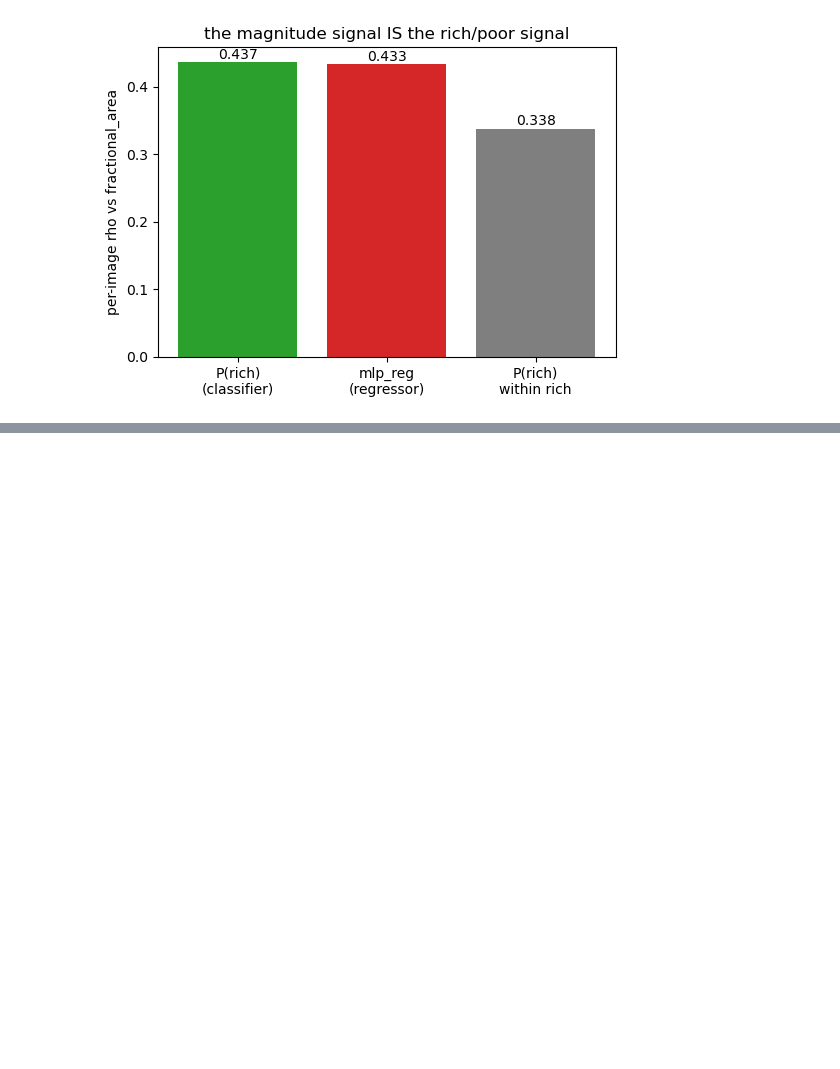
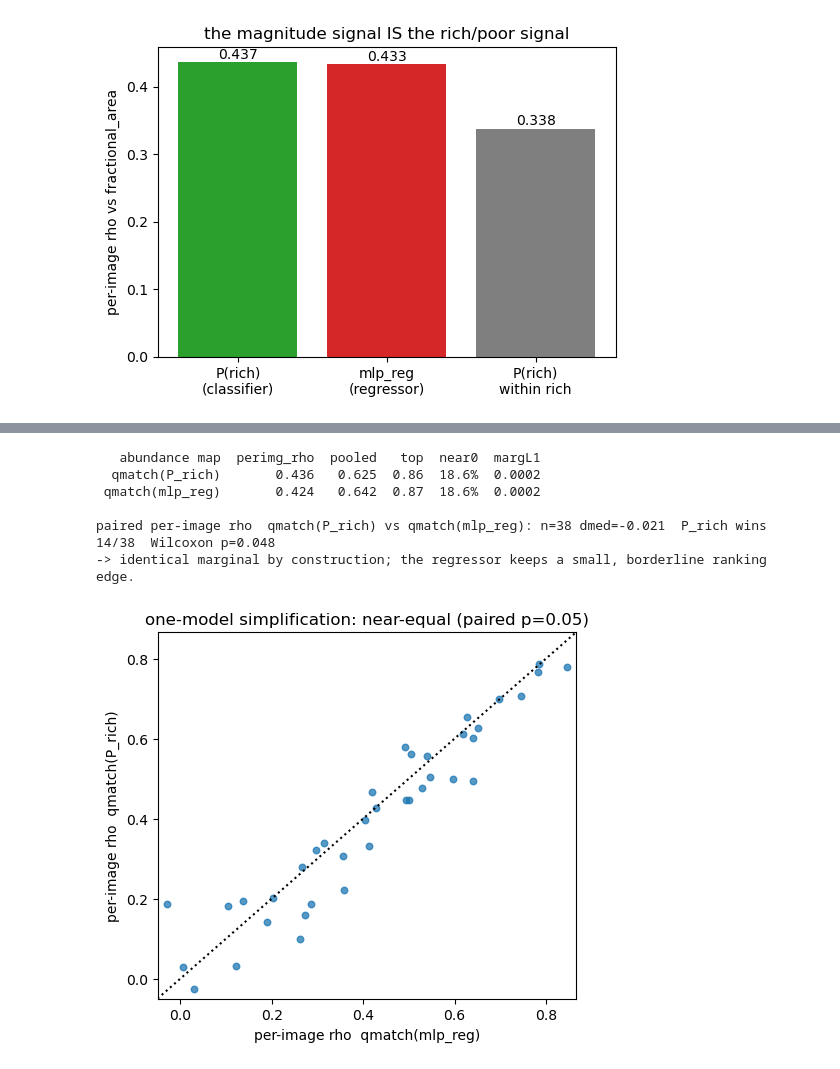
Before and after one commit to brianvamaro/hirise2ctx, a Jupyter notebook: notebooks/23_calibration_diagnostic.ipynb, the cells around one changed output, grey strips where cells are left out. Saved outputs shown, nothing was run; the diff lists cells and outputs as text; code cells hidden in the pictures; blank space fills up the shorter version.

```diff
--- a/notebooks/23_calibration_diagnostic.ipynb
+++ b/notebooks/23_calibration_diagnostic.ipynb
@@ -428,3 +442,46 @@ As fractional_area rankers:  P(rich) 0.437   vs   mlp_reg 0.433   (a dead heat)
+# %%
+from scipy.stats import spearmanr, wilcoxon
+
+def qmatch_abundance(src_col):
+    df = pd.DataFrame({"obs_id": j.obs_id, "y_true": j.fractional_area, "y_pred": j[src_col]})
+    return loio_calibrate(df, lambda rp, rt, hp: quantile_match(hp, rp, rt))
+
+yt = j.fractional_area.to_numpy(); grp = j.obs_id.to_numpy()
+qa = {"qmatch(P_rich)": qmatch_abundance("p_rich"), "qmatch(mlp_reg)": qmatch_abundance("point")}
+
+def per_img(yp):
+    return {o: spearmanr(yt[grp == o], yp[grp == o]).correlation
+            for o in np.unique(grp) if np.unique(yt[grp == o]).size > 1}
+
+print(f"{'abundance map':>16} {'perimg_rho':>11} {'pooled':>7} {'top':>5} {'near0':>6} {'margL1':>7}")
+for name, q in qa.items():
+    m = compression_metrics(yt, q)
+    print(f"{name:>16} {np.nanmedian(list(per_img(q).values())):>11.3f} {m['spearman']:>7.3f} "
+          f"{m['top_ratio']:>5.2f} {m['near_zero_pred']:>6.1%} {m['marginal_l1']:>7.4f}")
+
+a = per_img(qa["qmatch(P_rich)"]); b = per_img(qa["qmatch(mlp_reg)"])
+keys = [k for k in a if k in b and np.isfinite(a[k]) and np.isfinite(b[k])]
+aa = np.array([a[k] for k in keys]); bb = np.array([b[k] for k in keys])
+pval = wilcoxon(aa, bb).pvalue
+print(f"\npaired per-image rho  qmatch(P_rich) vs qmatch(mlp_reg): n={len(keys)} "
+      f"dmed={np.median(aa-bb):+.3f}  P_rich wins {int((aa>bb).sum())}/{len(keys)}  Wilcoxon p={pval:.3f}")
+print("-> identical marginal by construction; the regressor keeps a small, borderline ranking edge.")
+
+fig, ax = plt.subplots(figsize=(5, 4.6))
+ax.scatter(bb, aa, s=22, alpha=0.75)
+lim = [min(aa.min(), bb.min()) - 0.02, max(aa.max(), bb.max()) + 0.02]
+ax.plot(lim, lim, "k:"); ax.set_xlim(lim); ax.set_ylim(lim)
+ax.set_xlabel("per-image rho  qmatch(mlp_reg)"); ax.set_ylabel("per-image rho  qmatch(P_rich)")
+ax.set_title(f"one-model simplification: near-equal (paired p={pval:.2f})")
+fig.tight_layout(); fig.savefig(FIG / "23_prich_qmatch_confirm.png", dpi=130)
+# %% [output]
+   abundance map  perimg_rho  pooled   top  near0  margL1
+  qmatch(P_rich)       0.436   0.625  0.86  18.6%  0.0002
+ qmatch(mlp_reg)       0.424   0.642  0.87  18.6%  0.0002
+
+paired per-image rho  qmatch(P_rich) vs qmatch(mlp_reg): n=38 dmed=-0.021  P_rich wins 14/38  Wilcoxon p=0.048
+-> identical marginal by construction; the regressor keeps a small, borderline ranking edge.
+[figure, added]
 # %% [markdown]
 ## 8. Stage 2 verdict — the per-tile ceiling is the data
 
```
Also changed, not shown: parts of 3 cells of this notebook, 4 other files.
